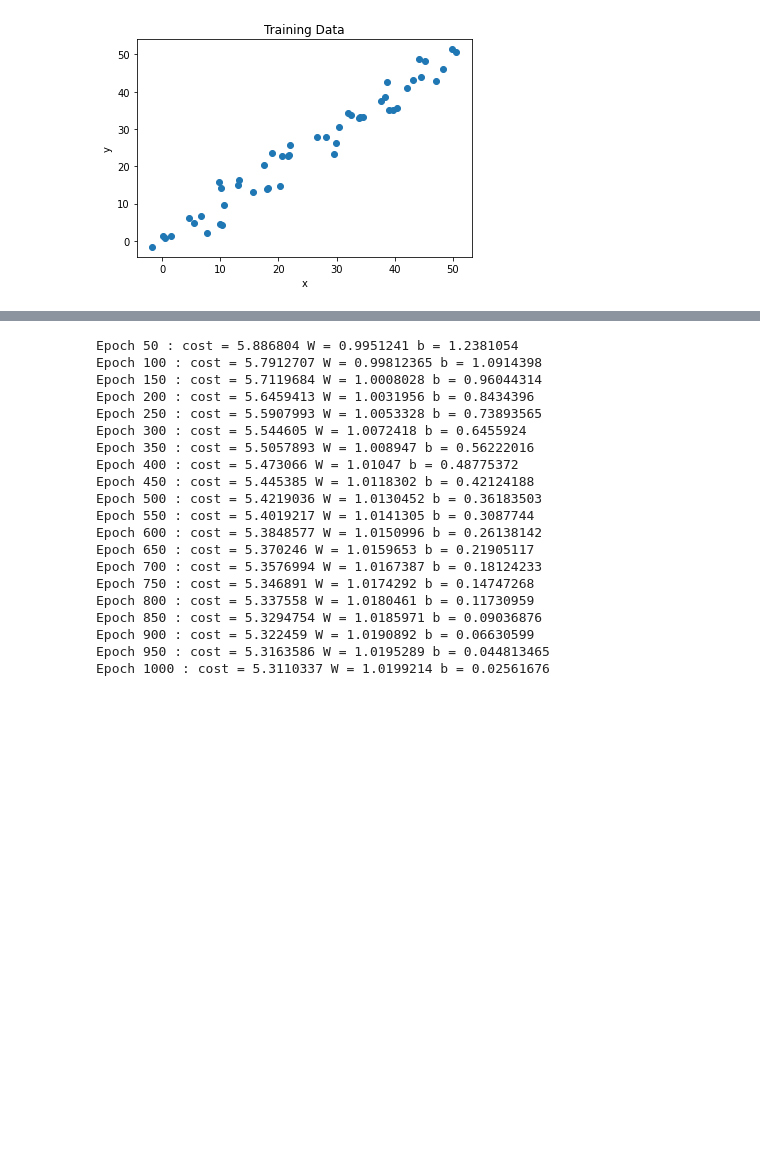
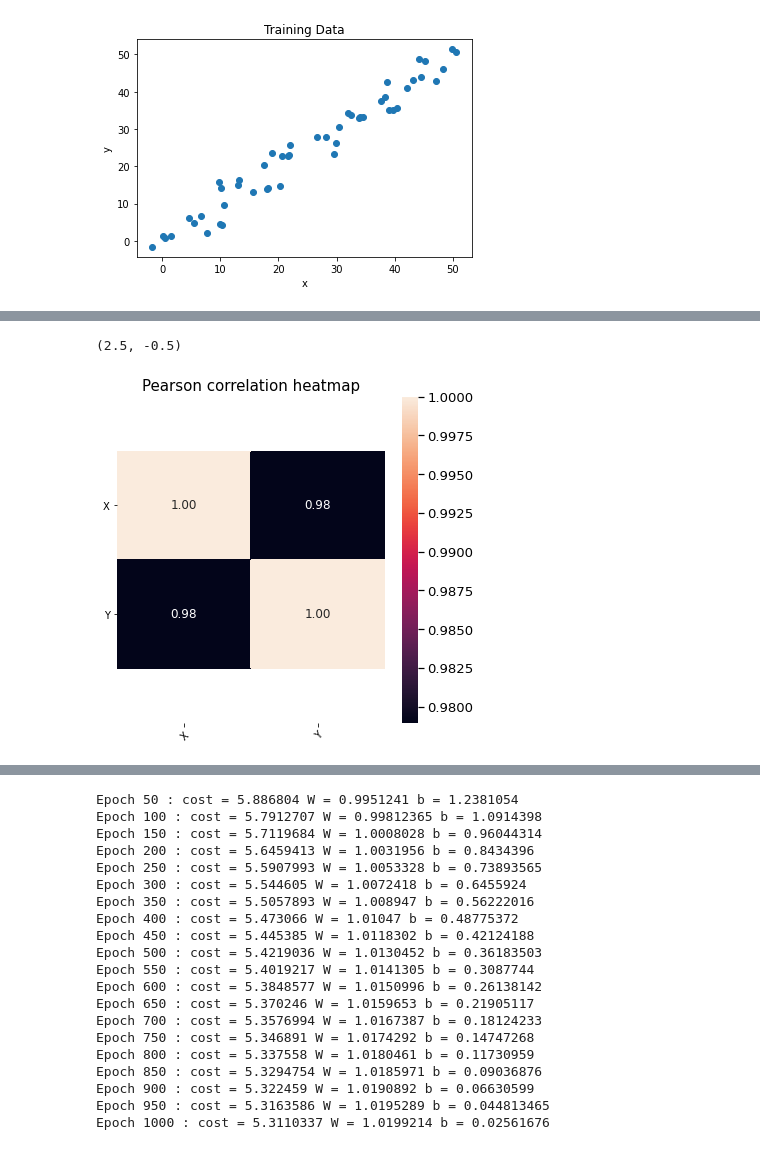
Before and after one commit to nichangyuan/ML-DL, a Jupyter notebook: Deep Learning/ANN/lr_ANN.ipynb, the cells around one changed output, grey strips where cells are left out. Drawn from its saved outputs; the diff is of its cells as text; code cells hidden in the pictures; blank space fills up the shorter version.

```diff
--- a/Deep Learning/ANN/lr_ANN.ipynb
+++ b/Deep Learning/ANN/lr_ANN.ipynb
@@ -36,0 +52,3 @@ plt.show()
+# %%
+df = pd.DataFrame({'X':x,'Y':y})
+df.head(5)
@@ -36,0 +93,15 @@ plt.show()
+# %%
+fig, ax = plt.subplots(1,1, figsize=(6, 6))
+sns.set_context("notebook", font_scale=1.2, rc={"font.size":12,"axes.titlesize":15,"axes.labelsize":18})
+
+ax = sns.heatmap(df.corr("pearson"), annot=True, fmt=".2f")
+plt.title("Pearson correlation heatmap")
+plt.setp(ax.get_yticklabels(), rotation=0, ha="right", rotation_mode="anchor")
+#ax.set_yticklabels(rotation=0)
+plt.setp(ax.get_xticklabels(), rotation=45, ha="right", rotation_mode="anchor")
+#ax.set_xticks(rotation=30)
+bottom, top = ax.get_ylim()
+ax.set_ylim(bottom + 0.5, top - 0.5)
+# %% [output]
+(2.5, -0.5)
+[figure, added]
```
Also changed, not shown: parts of 16 cells of this notebook.
